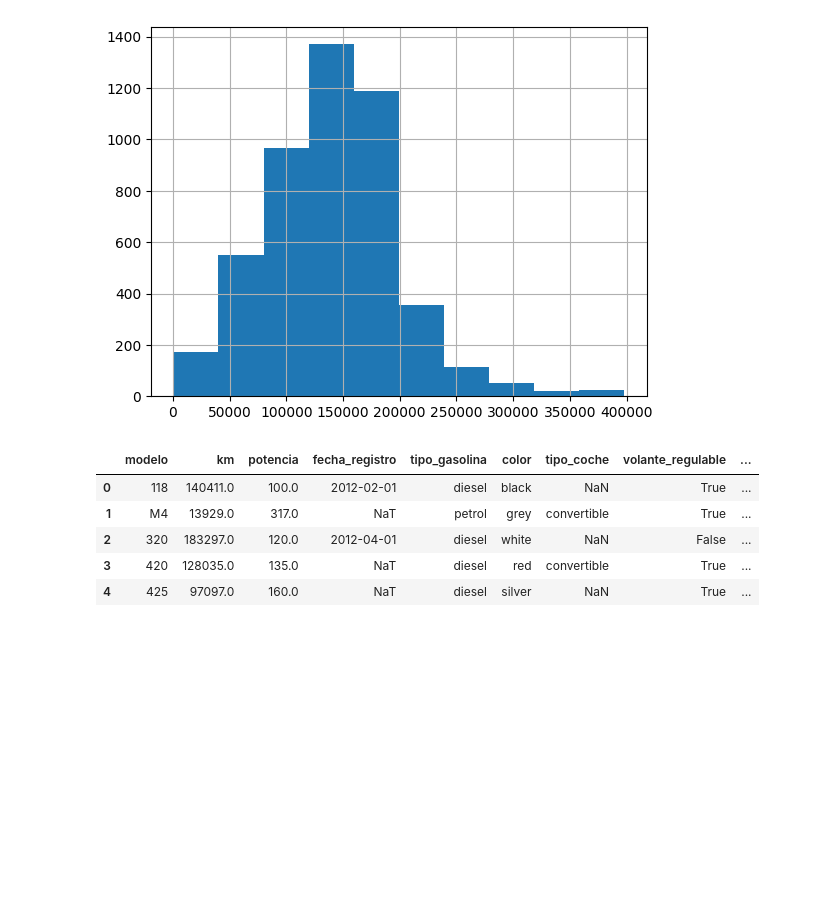
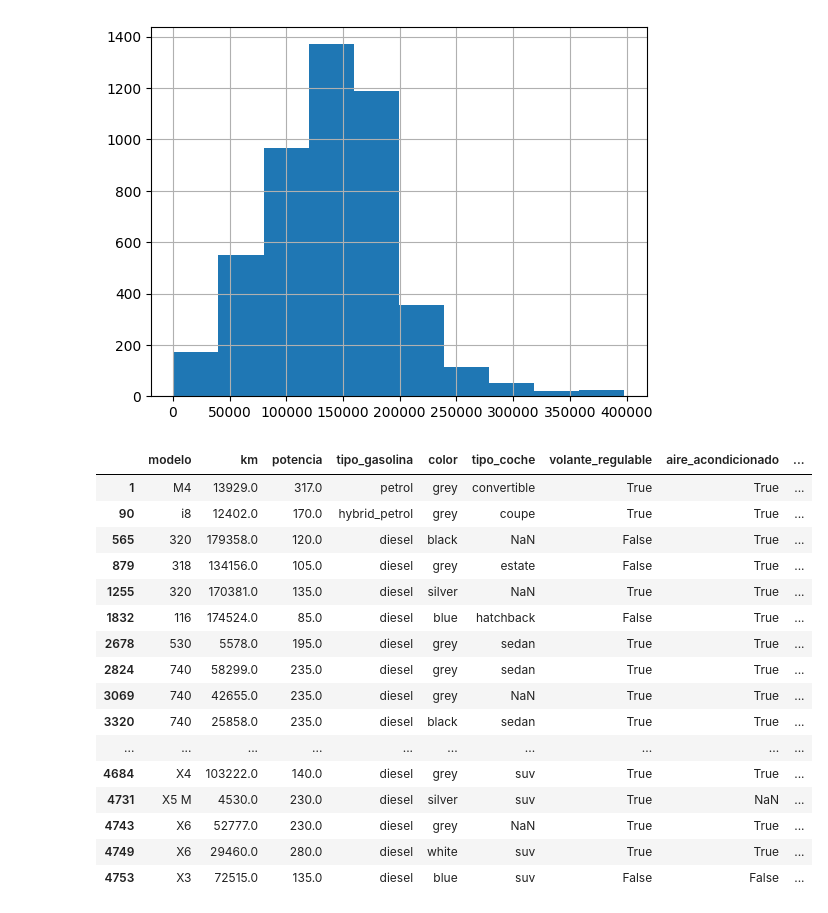
Before and after one commit to SyM97/primer_entregable, a Jupyter notebook: practica_entregable_Daniel_Gonzalez.ipynb, the cells around one changed output. Drawn from its saved outputs; the diff is of its cells as text; code cells hidden in the pictures; blank space fills up the shorter version.

```diff
--- a/practica_entregable_Daniel_Gonzalez.ipynb
+++ b/practica_entregable_Daniel_Gonzalez.ipynb
@@ -135,10 +124 @@ df3_bmw['km'].hist()
 df3_bmw.drop(df3_bmw[((df3_bmw["potencia"]<=50) | (df3_bmw["potencia"]>=400))].index, inplace=True)
-# %%
-df3_bmw.head()
-# %% [output]
-|  | modelo | km | potencia | fecha_registro | tipo_gasolina | color | tipo_coche | volante_regulable | ... |
-| 0 | 118 | 140411.0 | 100.0 | 2012-02-01 | diesel | black | NaN | True | ... |
-| 1 | M4 | 13929.0 | 317.0 | NaT | petrol | grey | convertible | True | ... |
-| 2 | 320 | 183297.0 | 120.0 | 2012-04-01 | diesel | white | NaN | False | ... |
-| 3 | 420 | 128035.0 | 135.0 | NaT | diesel | red | convertible | True | ... |
-| 4 | 425 | 97097.0 | 160.0 | NaT | diesel | silver | NaN | True | ... |
@@ -144,0 +128,20 @@ df3_bmw.head()
+# %%
+df3_bmw[((df3_bmw["precio"]<=100) | (df3_bmw["precio"]>=60000))]
+# %% [output]
+|  | modelo | km | potencia | tipo_gasolina | color | tipo_coche | volante_regulable | aire_acondicionado | ... |
+| 1 | M4 | 13929.0 | 317.0 | petrol | grey | convertible | True | True | ... |
+| 90 | i8 | 12402.0 | 170.0 | hybrid_petrol | grey | coupe | True | True | ... |
+| 565 | 320 | 179358.0 | 120.0 | diesel | black | NaN | False | True | ... |
+| 879 | 318 | 134156.0 | 105.0 | diesel | grey | estate | False | True | ... |
+| 1255 | 320 | 170381.0 | 135.0 | diesel | silver | NaN | True | True | ... |
+| 1832 | 116 | 174524.0 | 85.0 | diesel | blue | hatchback | False | True | ... |
+| 2678 | 530 | 5578.0 | 195.0 | diesel | grey | sedan | True | True | ... |
+| 2824 | 740 | 58299.0 | 235.0 | diesel | grey | sedan | True | True | ... |
+| 3069 | 740 | 42655.0 | 235.0 | diesel | grey | NaN | True | True | ... |
+| 3320 | 740 | 25858.0 | 235.0 | diesel | black | sedan | True | True | ... |
+| ... | ... | ... | ... | ... | ... | ... | ... | ... | ... |
+| 4684 | X4 | 103222.0 | 140.0 | diesel | grey | suv | True | True | ... |
+| 4731 | X5 M | 4530.0 | 230.0 | diesel | silver | suv | True | NaN | ... |
+| 4743 | X6 | 52777.0 | 230.0 | diesel | grey | NaN | True | True | ... |
+| 4749 | X6 | 29460.0 | 280.0 | diesel | white | suv | True | True | ... |
+| 4753 | X3 | 72515.0 | 135.0 | diesel | blue | suv | False | False | ... |
```
Also changed, not shown: parts of 16 cells of this notebook.
